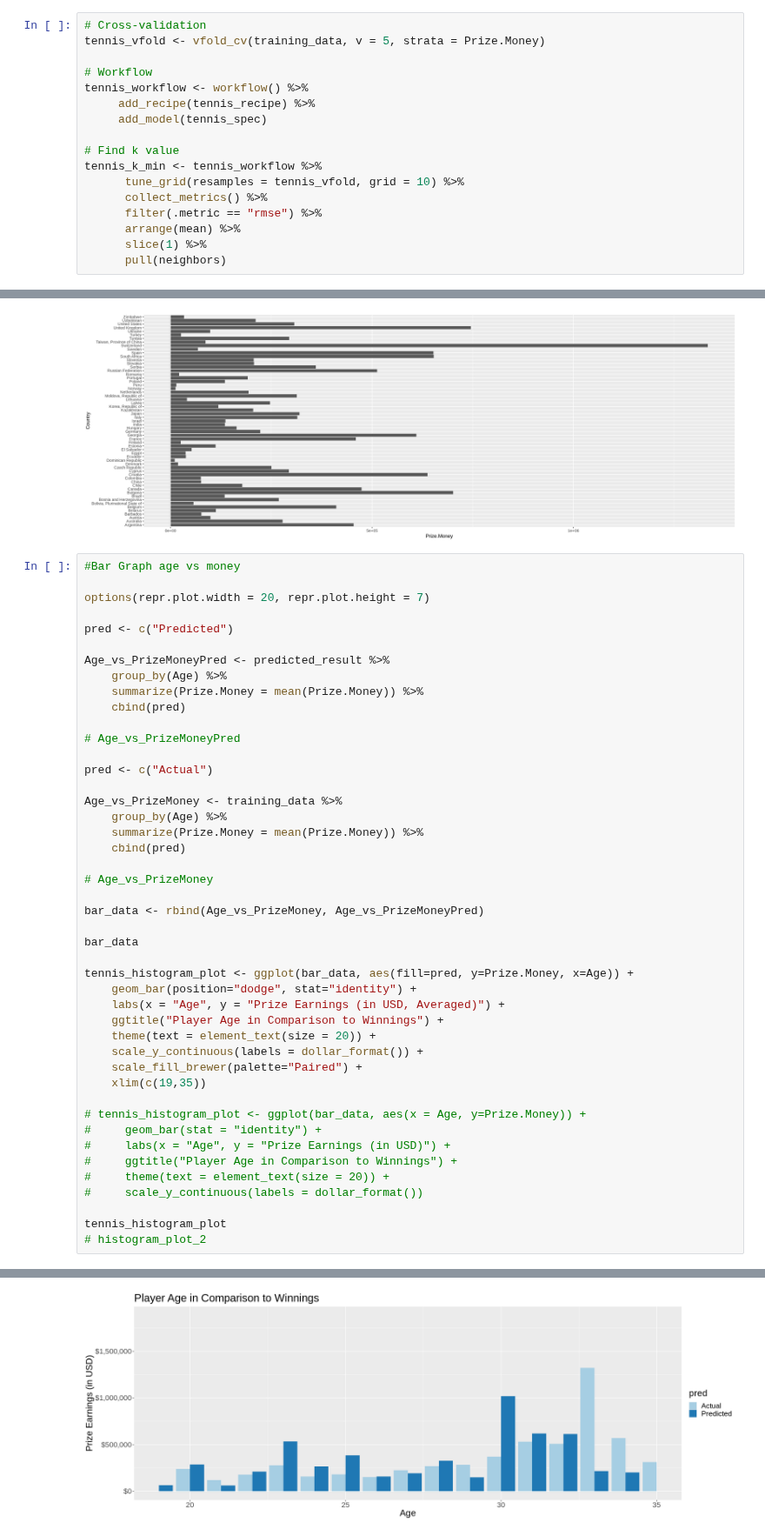
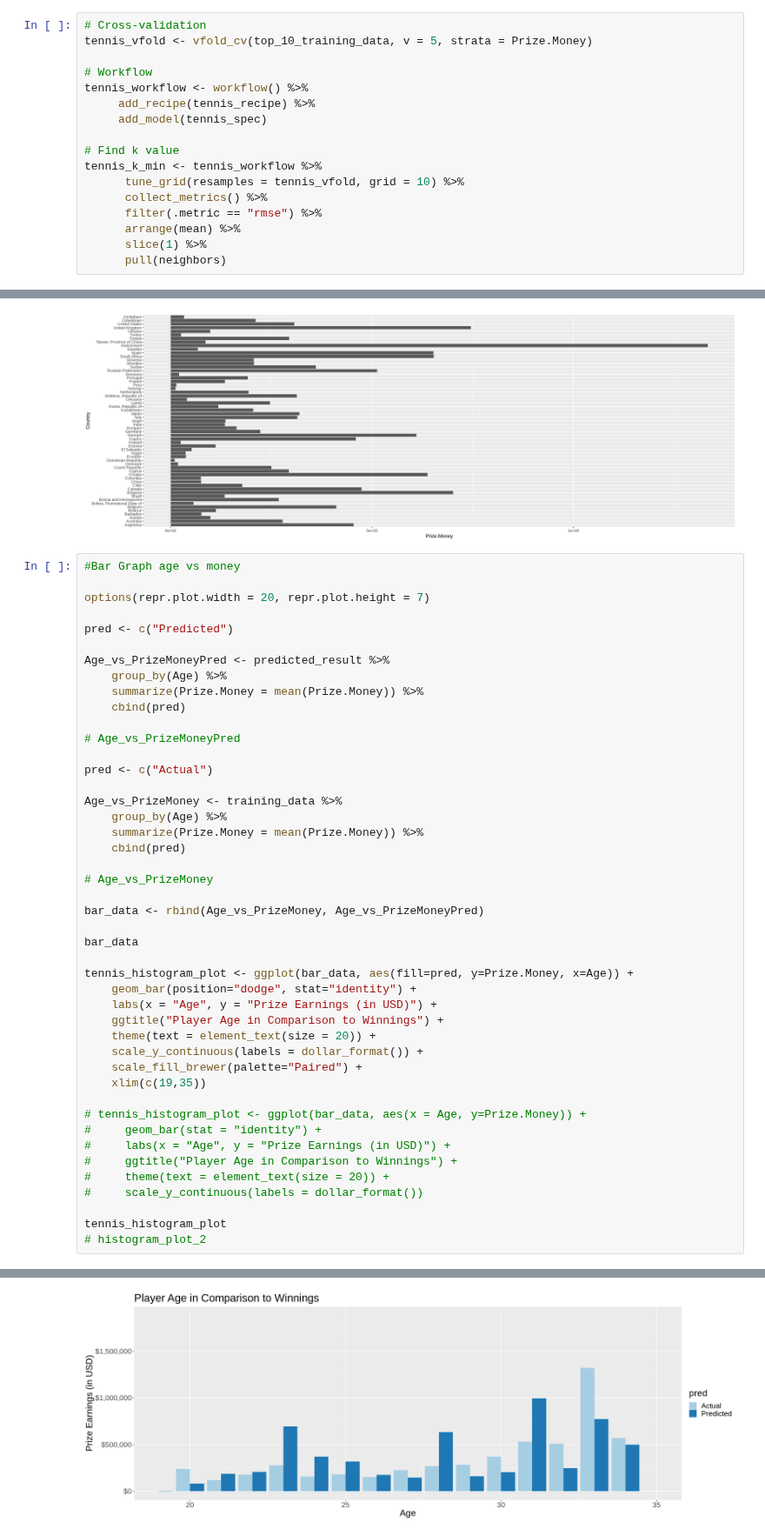
Before and after one commit to cpureza/dsci_group_project, a Jupyter notebook: dsci_project_folder/Fridays_Work.ipynb, the cells around one changed output, grey strips where cells are left out. Shown at 87% size. Saved outputs shown, nothing was run; the diff lists cells and outputs as text.

Commit message:
changed training_data in top_10 code to top_10_training_data

```diff
--- a/dsci_project_folder/Fridays_Work.ipynb
+++ b/dsci_project_folder/Fridays_Work.ipynb
@@ -179,7 +179,7 @@ tennis_recipe <- recipe(Prize.Money ~ ., data = top_10_training_data) %>%
       step_center(all_predictors())
 # %%
 # Cross-validation
-tennis_vfold <- vfold_cv(training_data, v = 5, strata = Prize.Money)
+tennis_vfold <- vfold_cv(top_10_training_data, v = 5, strata = Prize.Money)
 
 # Workflow
 tennis_workflow <- workflow() %>%
@@ -310,7 +310,7 @@ bar_data
 
 tennis_histogram_plot <- ggplot(bar_data, aes(fill=pred, y=Prize.Money, x=Age)) +
     geom_bar(position="dodge", stat="identity") +
-    labs(x = "Age", y = "Prize Earnings (in USD, Averaged)") +
+    labs(x = "Age", y = "Prize Earnings (in USD)") +
     ggtitle("Player Age in Comparison to Winnings") +
     theme(text = element_text(size = 20)) +
     scale_y_continuous(labels = dollar_format()) +
@@ -354,4 +354,4 @@ Warning message:
-[figure, old version]
+[figure, new version]
 # %% [markdown]
 #### *METHODS*
 We strive to discover the significance of the country of origin and age of a tennis player when looking at their chances to win prizes. To achieve this goal, we will examine how many players there are per country and their age, and compare it with the amount of money made per country.
```
Also changed, not shown: parts of 3 cells of this notebook.
